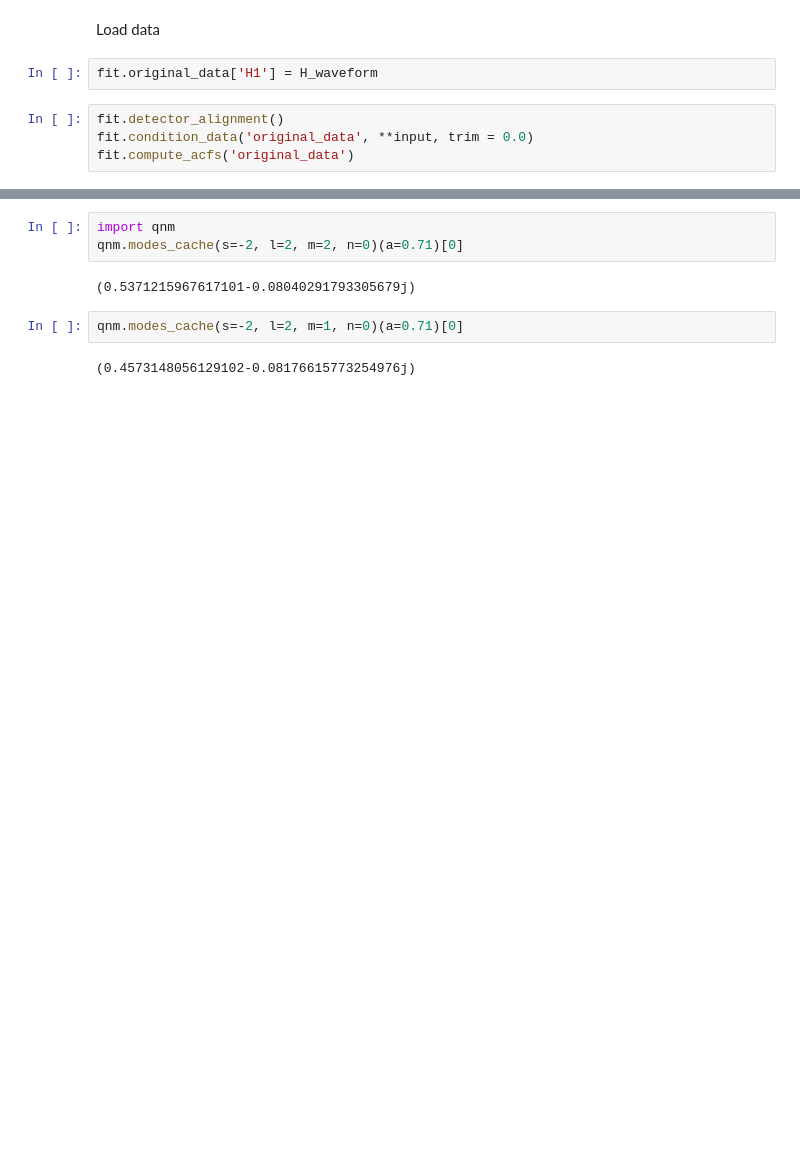
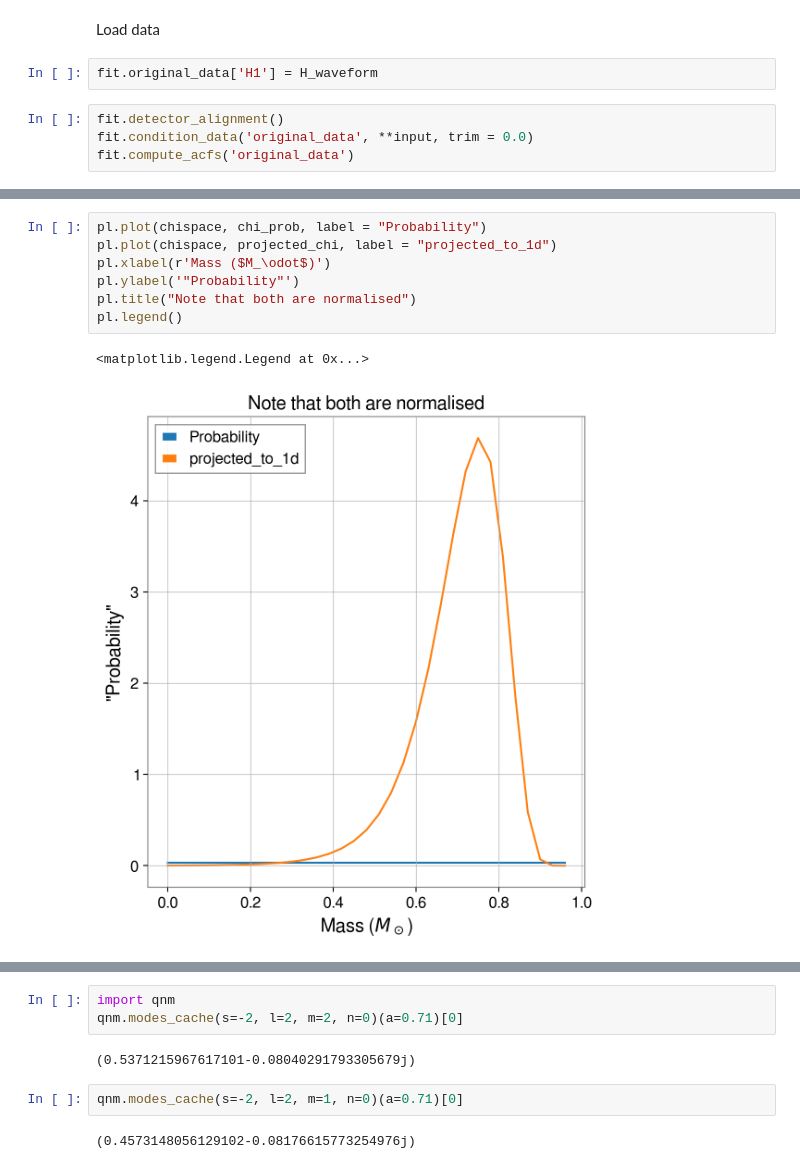
Before and after one commit to Lu-Neil/qnm_filter, a Jupyter notebook: code_demo/Systematics/Systematics MDC.ipynb, the cells around one changed output, grey strips where cells are left out. Saved outputs shown, nothing was run; the diff lists cells and outputs as text; blank space fills up the shorter version.

```diff
--- a/code_demo/Systematics/Systematics MDC.ipynb
+++ b/code_demo/Systematics/Systematics MDC.ipynb
@@ -115,0 +165,10 @@ Text(0, 0.5, '$\\chi_f$')
+# %%
+pl.plot(chispace, chi_prob, label = "Probability")
+pl.plot(chispace, projected_chi, label = "projected_to_1d")
+pl.xlabel(r'Mass ($M_\odot$)')
+pl.ylabel('"Probability"')
+pl.title("Note that both are normalised")
+pl.legend()
+# %% [output]
+<matplotlib.legend.Legend at 0x...>
+[figure, added]
```
Also changed, not shown: parts of 29 cells of this notebook, 7 other files.
